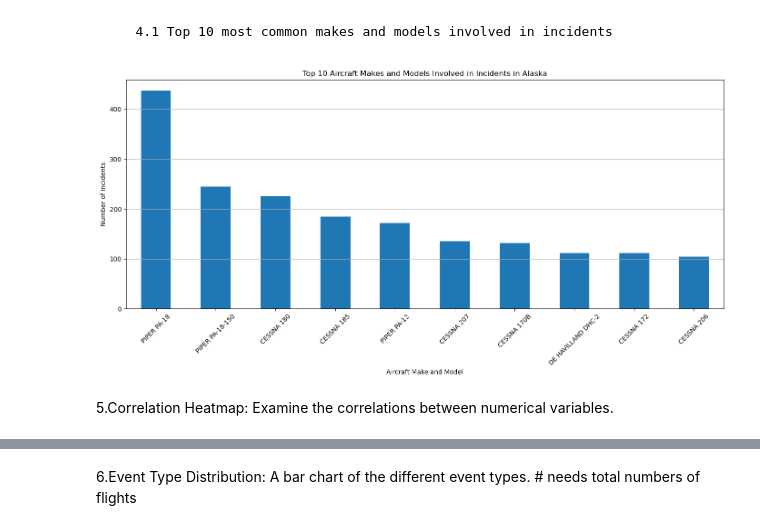
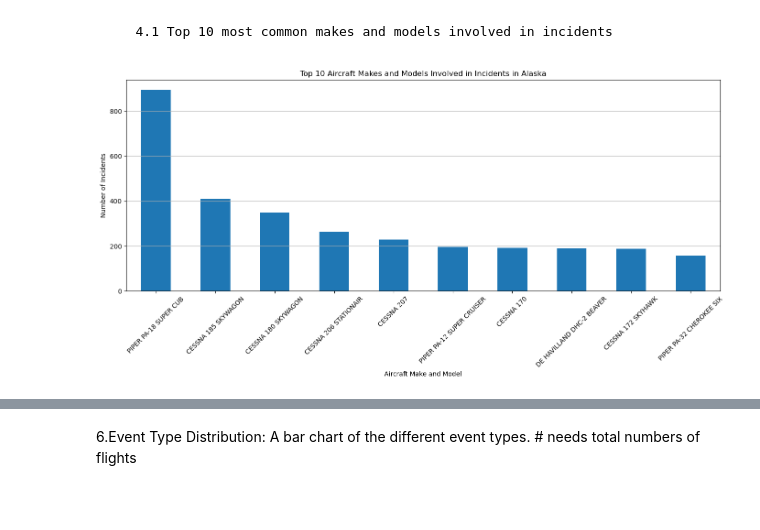
Before and after one commit to TheMirch/dsi-group-project, a Jupyter notebook: code/Moe_file_using_alaska_secV2.ipynb, the cells around one changed output, grey strips where cells are left out. Saved outputs shown, nothing was run; the diff lists cells and outputs as text; code cells hidden in the pictures; blank space fills up the shorter version.

```diff
--- a/code/Moe_file_using_alaska_secV2.ipynb
+++ b/code/Moe_file_using_alaska_secV2.ipynb
@@ -125,19 +125,20 @@ plt.show()
 4.Aircraft Types: Show the distribution of events by aircraft make and model.
 # %% [markdown]
        4.1 Top 10 most common makes and models involved in incidents
+# %%
+filtered_data = alaska_data[alaska_data['aircraft_family'] != 'UNCOMMON FAMILY']
+
+top_makes_models = filtered_data['aircraft_family'].value_counts().head(10)
 # %%
-top_makes_models = alaska_data['make_model'].value_counts().head(10)
 
 plt.figure(figsize=(14, 7))
 top_makes_models.plot(kind='bar')
 plt.title('Top 10 Aircraft Makes and Models Involved in Incidents in Alaska')
 plt.xlabel('Aircraft Make and Model')
 plt.ylabel('Number of Incidents')
 plt.xticks(rotation=45)
 plt.grid(axis='y')
 plt.tight_layout()  # Adjust layout to prevent clipping of labels
 plt.show()
 # %% [output]
-[figure, old version]
+[figure, new version]
-# %% [markdown]
-5.Correlation Heatmap: Examine the correlations between numerical variables.
```
Also changed, not shown: parts of 1 cell of this notebook.
